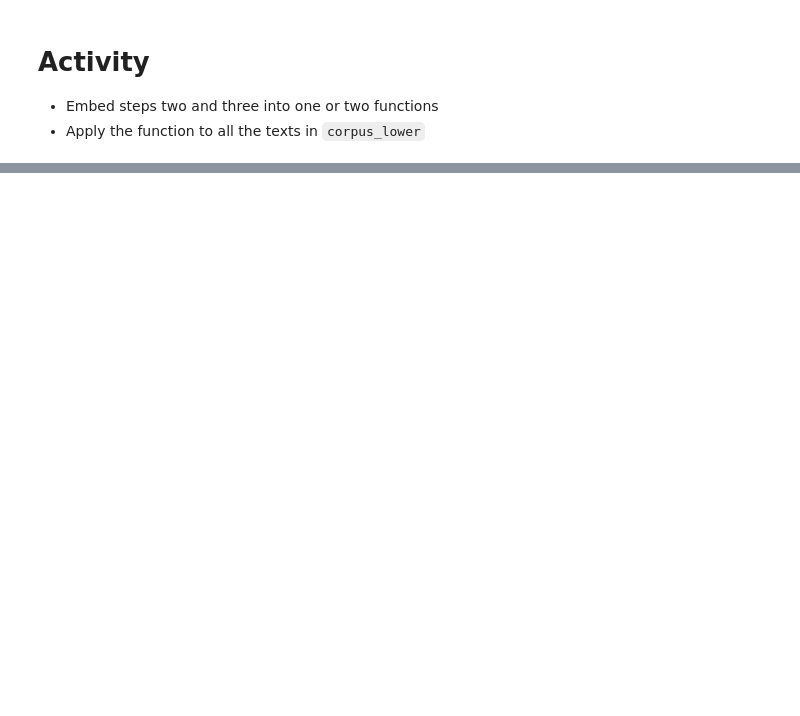
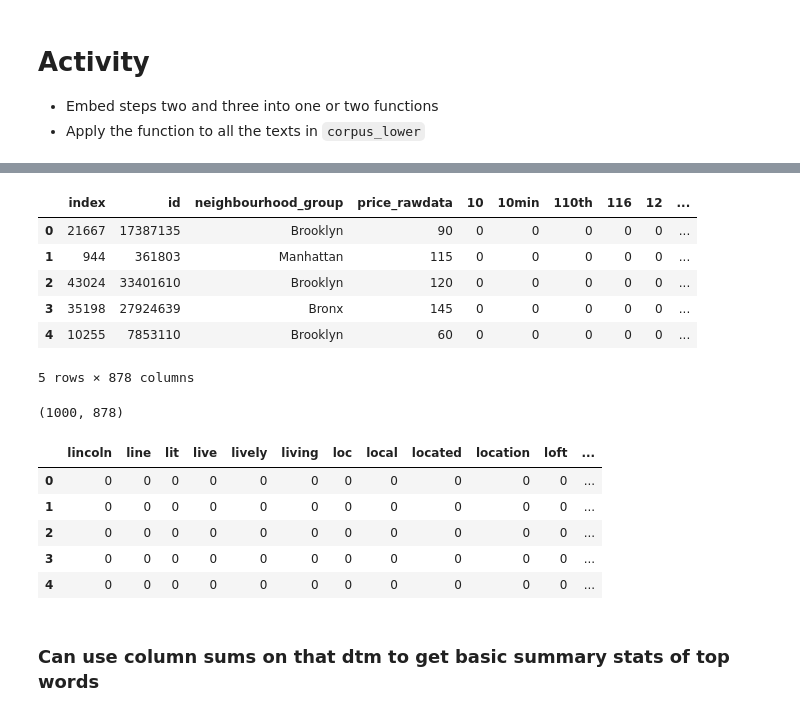
Before and after one commit to rebeccajohnson88/qss20_slides_activities, a Jupyter notebook: activities/06_textasdata_partII_topicmodeling_examplecode.ipynb, the cells around one changed output, grey strips where cells are left out. Cells and saved outputs as stored; diff of their text form; code cells hidden in the pictures; blank space fills up the shorter version.

```diff
--- a/activities/06_textasdata_partII_topicmodeling_examplecode.ipynb
+++ b/activities/06_textasdata_partII_topicmodeling_examplecode.ipynb
@@ -87,0 +103,23 @@ example_listing_preprocess
+# %%
+## function I'm providing
+def create_dtm(list_of_strings, metadata):
+    vectorizer = CountVectorizer(lowercase = True)
+    dtm_sparse = vectorizer.fit_transform(list_of_strings)
+    dtm_dense_named = pd.DataFrame(dtm_sparse.todense(), columns=vectorizer.get_feature_names())
+    dtm_dense_named_withid = pd.concat([metadata.reset_index(), dtm_dense_named], axis = 1)
+    return(dtm_dense_named_withid)
+# %%
+## first, filter out na's
+corpus_lower_nonull = ab.name[~ab.name.isnull()].str.lower()
+
+## filter out na's
+## for shorter runtime, random sampling of 1000
+## get metadata for those
+## and also renaming price col since it's likely to be corpus word
+ab_small = ab.loc[(ab.name.str.lower().isin(corpus_lower_small)) &
+                  (~ab.name.isnull()),
+           ['id', 'neighbourhood_group', 'price', 'name']].copy().rename(columns = {'price':
+            'price_rawdata'}).sample(n = 1000, random_state = 422)
+
+ab_small['name_lower'] = ab_small['name'].str.lower()
+ab_small.head()
@@ -87,0 +133,29 @@ example_listing_preprocess
+# %%
+
+## example application on raw lowercase texts;
+dtm_nopre = create_dtm(list_of_strings= ab_small.name_lower,
+                      metadata = ab_small[['id', 'neighbourhood_group', 'price_rawdata']])
+# %%
+## first set of rows/cols
+dtm_nopre.head()
+
+## arbitrary later cols
+dtm_nopre.shape
+dtm_nopre.iloc[0:5, 480:500]
+# %% [output]
+|  | index | id | neighbourhood_group | price_rawdata | 10 | 10min | 110th | 116 | 12 | ... |
+| 0 | 21667 | 17387135 | Brooklyn | 90 | 0 | 0 | 0 | 0 | 0 | ... |
+| 1 | 944 | 361803 | Manhattan | 115 | 0 | 0 | 0 | 0 | 0 | ... |
+| 2 | 43024 | 33401610 | Brooklyn | 120 | 0 | 0 | 0 | 0 | 0 | ... |
+| 3 | 35198 | 27924639 | Bronx | 145 | 0 | 0 | 0 | 0 | 0 | ... |
+| 4 | 10255 | 7853110 | Brooklyn | 60 | 0 | 0 | 0 | 0 | 0 | ... |
+5 rows × 878 columns
+(1000, 878)
+|  | lincoln | line | lit | live | lively | living | loc | local | located | location | loft | ... |
+| 0 | 0 | 0 | 0 | 0 | 0 | 0 | 0 | 0 | 0 | 0 | 0 | ... |
+| 1 | 0 | 0 | 0 | 0 | 0 | 0 | 0 | 0 | 0 | 0 | 0 | ... |
+| 2 | 0 | 0 | 0 | 0 | 0 | 0 | 0 | 0 | 0 | 0 | 0 | ... |
+| 3 | 0 | 0 | 0 | 0 | 0 | 0 | 0 | 0 | 0 | 0 | 0 | ... |
+| 4 | 0 | 0 | 0 | 0 | 0 | 0 | 0 | 0 | 0 | 0 | 0 | ... |
+# %% [markdown]
+### Can use column sums on that dtm to get basic summary stats of top words
```
Also changed, not shown: parts of 22 cells of this notebook.
